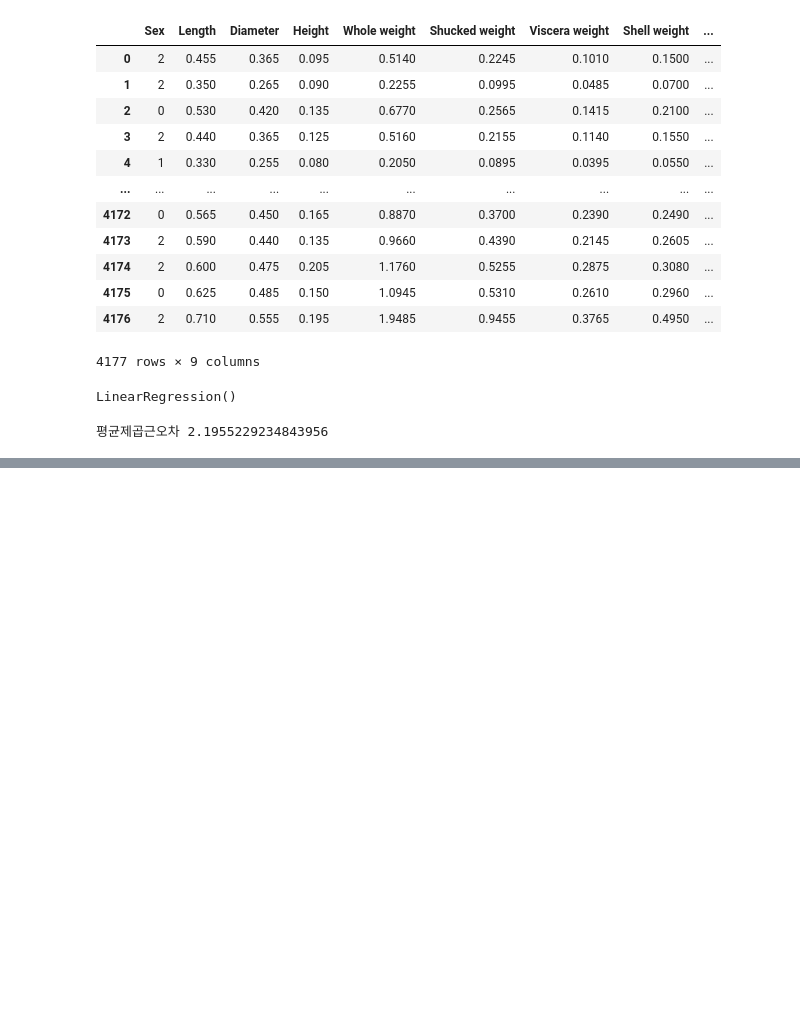
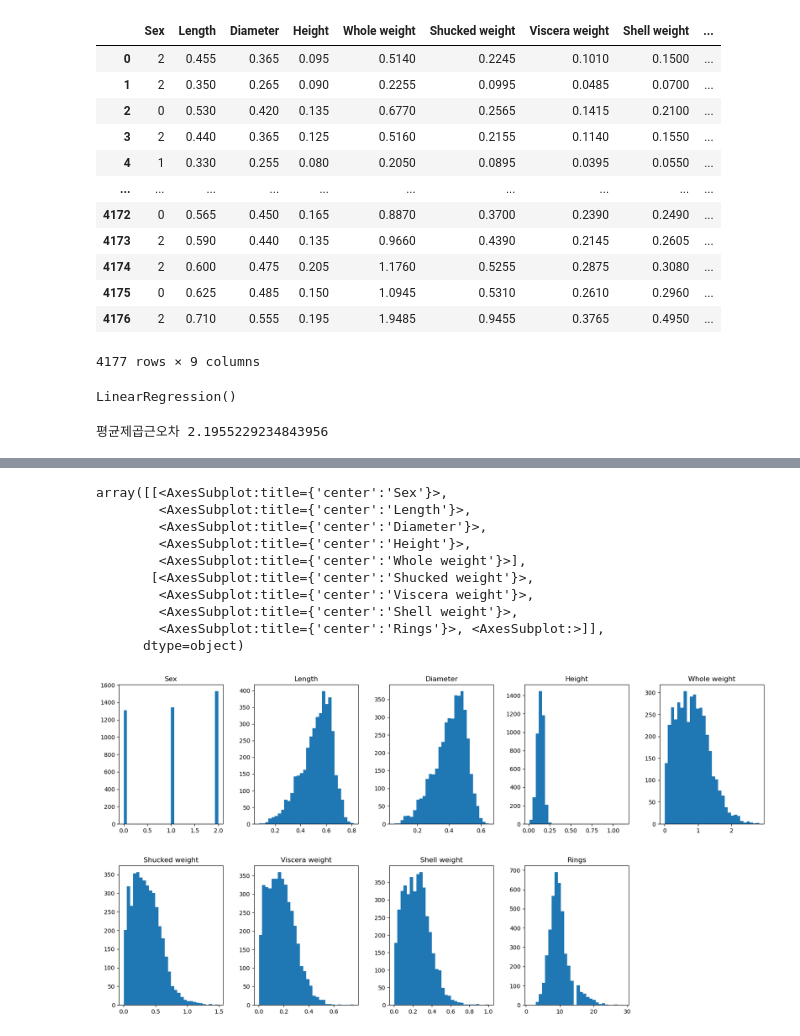
Before and after one commit to g202235419/ai-task, a Jupyter notebook: 1109-아이리스 어발런스 트레이닝/1109.ipynb, the cells around one changed output, grey strips where cells are left out. Drawn from its saved outputs; the diff is of its cells as text; code cells hidden in the pictures; blank space fills up the shorter version.

```diff
--- a/1109-아이리스 어발런스 트레이닝/1109.ipynb
+++ b/1109-아이리스 어발런스 트레이닝/1109.ipynb
@@ -5,7 +5,7 @@ import matplotlib.pyplot as plt
 import time
 import seaborn as sns
 # %%
-data = pd.read_csv ('C:/Users/mandujoayo/데처프/1109/abalone.csv')
+data = pd.read_csv ('C:/Users/mandujoayo/데처프/1109-아이리스 어발런스 트레이닝/abalone.csv')
 # %%
 data
 # %% [output]
@@ -82,3 +82,6 @@ mse = np.sqrt(mean_squared_error(ly_preds, y_test))
 print('평균제곱근오차', mse)
 # %% [output]
 평균제곱근오차 2.1955229234843956
+# %%
+df=data
+df.info()
@@ -84,0 +136,3 @@ print('평균제곱근오차', mse)
+# %%
+df=df[df.Height>0]
+df.Height.min()
@@ -84,0 +184,14 @@ print('평균제곱근오차', mse)
+# %%
+df.hist(figsize=(20,10), grid=False, layout=(2, 5), bins=30)
+# %% [output]
+array([[<AxesSubplot:title={'center':'Sex'}>,
+        <AxesSubplot:title={'center':'Length'}>,
+        <AxesSubplot:title={'center':'Diameter'}>,
+        <AxesSubplot:title={'center':'Height'}>,
+        <AxesSubplot:title={'center':'Whole weight'}>],
+       [<AxesSubplot:title={'center':'Shucked weight'}>,
+        <AxesSubplot:title={'center':'Viscera weight'}>,
+        <AxesSubplot:title={'center':'Shell weight'}>,
+        <AxesSubplot:title={'center':'Rings'}>, <AxesSubplot:>]],
+      dtype=object)
+[figure, added]
```
Also changed, not shown: parts of 8 cells of this notebook, 1 other file.
